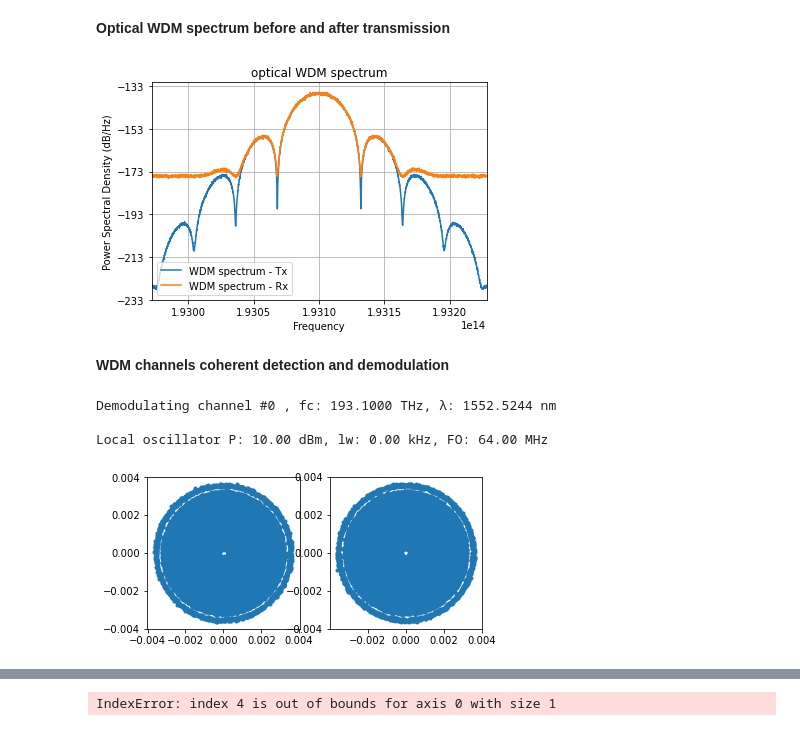
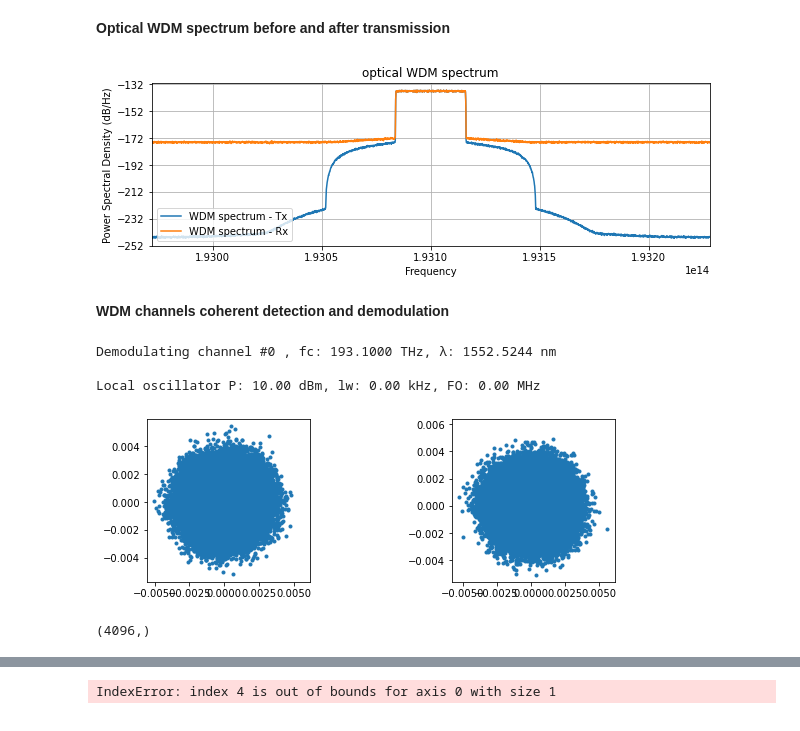
Before and after one commit to edsonportosilva/OptiCommPy, a Jupyter notebook: jupyter notebooks/Adaptive equalization.ipynb, the cells around one changed output, grey strips where cells are left out. Saved outputs shown, nothing was run; the diff lists cells and outputs as text; code cells hidden in the pictures.

```diff
--- a/jupyter notebooks/Adaptive equalization.ipynb
+++ b/jupyter notebooks/Adaptive equalization.ipynb
@@ -87,11 +138,11 @@ ssfm(Ei, Fs, paramCh)
 # %%
 # Parâmetros do transmissor:
 param = parameters()
-param.M   = 16            # ordem do formato de modulação
+param.M   = 16           # ordem do formato de modulação
 param.Rs  = 32e9         # taxa de sinalização [baud]
 param.SpS = 8            # número de amostras por símbolo
 param.Nbits = 400000     # número de bits
-param.pulse = 'nrz'      # formato de pulso
+param.pulse = 'rrc'      # formato de pulso
 param.Ntaps = 4096       # número de coeficientes do filtro RRC
 param.alphaRRC = 0.01    # rolloff do filtro RRC
 param.Pch_dBm = 1        # potência média por canal WDM [dBm]
@@ -119,7 +170,7 @@ paramCh = parameters()
 paramCh.Ltotal = 80   # km
 paramCh.Lspan  = 20    # km
 paramCh.alpha = 0.2    # dB/km
-paramCh.D = 0          # ps/nm/km
+paramCh.D = 16         # ps/nm/km
 paramCh.Fc = 193.1e12  # Hz
 paramCh.hz = 0.1       # km
 paramCh.gamma = 1.3    # 1/(W.km)
@@ -145,7 +196,7 @@ plt.psd(sigWDM[:,0], Fs=Fs, Fc=paramCh.Fc, NFFT = 4*1024, sides='twosided', labe
 plt.legend(loc='lower left')
 plt.title('optical WDM spectrum');
 # %% [output]
-[figure, old version]
+[figure, new version]
 # %% [markdown]
 **WDM channels coherent detection and demodulation**
 # %%
@@ -165,34 +216,46 @@ print('Demodulating channel #%d , fc: %.4f THz, λ: %.4f nm\n'\
 
 symbTx = transmSymbols[:,:,chIndex]
 
 # local oscillator (LO) parameters:
-FO      = 64e6                  # frequency offset
+FO      = 0*64e6                  # frequency offset
 Δf_lo   = freqGrid[chIndex]+FO  # downshift of the channel to be demodulated
 lw      = 0*100e3               # linewidth
 Plo_dBm = 10                    # power in dBm
 Plo     = 10**(Plo_dBm/10)*1e-3 # power in W
 ϕ_lo    = 0                     # initial phase in rad
 
 print('Local oscillator P: %.2f dBm, lw: %.2f kHz, FO: %.2f MHz\n'\
       %(Plo_dBm, lw/1e3, FO/1e6))
 
 # generate LO field
 π       = np.pi
 t       = np.arange(0, len(sigWDM))*Ta
 ϕ_pn_lo = phaseNoise(lw, len(sigWDM), Ta)
 sigLO   = np.sqrt(Plo)*np.exp(1j*(2*π*Δf_lo*t + ϕ_lo + ϕ_pn_lo))
 
 # polarization multiplexed coherent optical receiver
-sigRx = pdmCoherentReceiver(sigWDM, sigLO, θsig=π/3, Rdx=1, Rdy=1)
+sigRx = pdmCoherentReceiver(sigWDM, sigLO, θsig=0, Rdx=1, Rdy=1)
 
 fig, (ax1, ax2) = plt.subplots(1, 2)
 
 ax1.plot(sigRx[0::param.SpS,0].real, sigRx[0::param.SpS,0].imag,'.')
 ax1.axis('square');
 ax2.plot(sigRx[0::param.SpS,1].real, sigRx[0::param.SpS,1].imag,'.')
 ax2.axis('square');
 # %% [output]
 Demodulating channel #0 , fc: 193.1000 THz, λ: 1552.5244 nm
 
-Local oscillator P: 10.00 dBm, lw: 0.00 kHz, FO: 64.00 MHz
+Local oscillator P: 10.00 dBm, lw: 0.00 kHz, FO: 0.00 MHz
-[figure, old version]
+[figure, new version]
+# %%
+# Rx filtering
+
+# Matched filter
+if param.pulse == 'nrz':
+    pulse = pulseShape('nrz', param.SpS)
+elif param.pulse == 'rrc':
+    pulse = pulseShape('rrc', param.SpS, N=param.Ntaps, alpha=param.alphaRRC, Ts=1/param.Rs)
+
+print(pulse.shape)
+# %% [output]
+(4096,)
```
Also changed, not shown: parts of 27 cells of this notebook, 1 other file.
